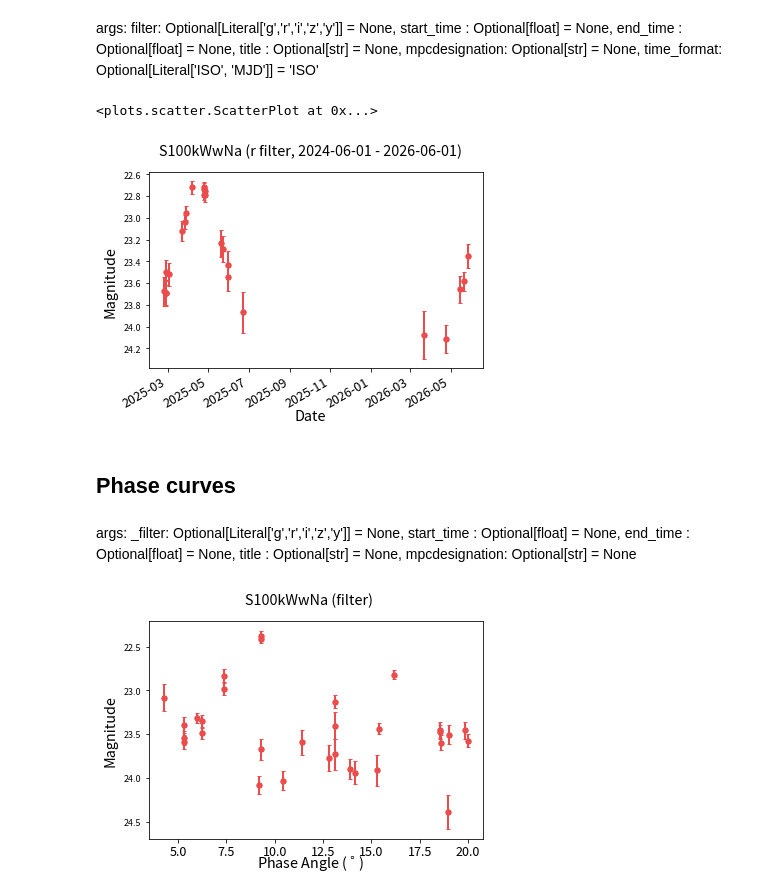
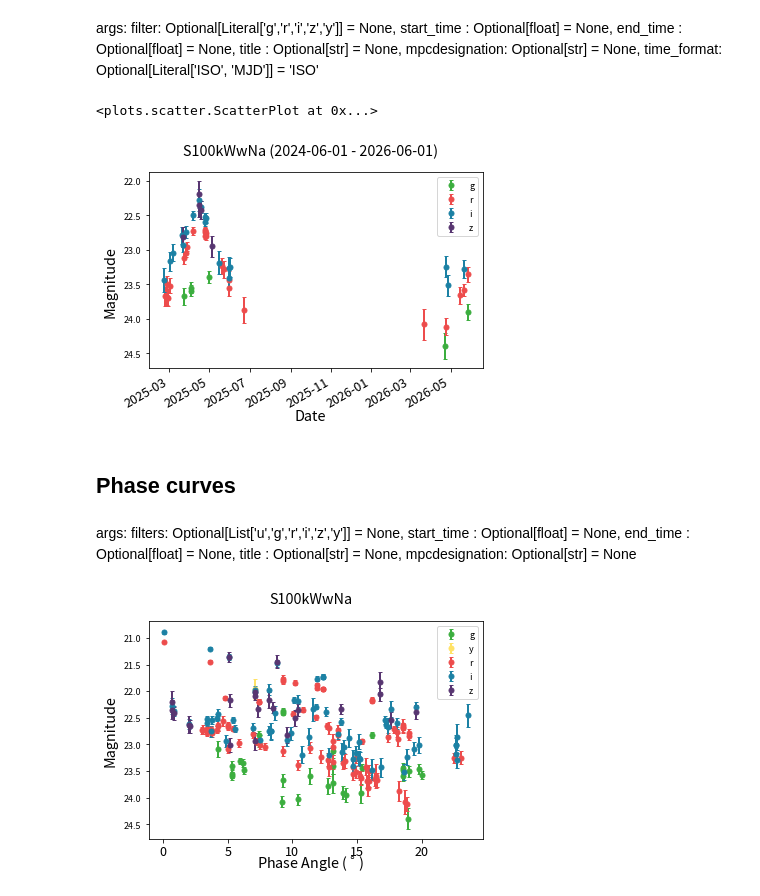
Before and after one commit to QUB-Planet-Lab/LSST_Solar_System_Plotting_Tools, a Jupyter notebook: PlottingTools/Tutorial/examples.ipynb, the cells around one changed output. Cells and saved outputs as stored; diff of their text form; code cells hidden in the pictures.

Commit message:
Update examples notebook to include light and phase curves with filter optionality

```diff
--- a/PlottingTools/Tutorial/examples.ipynb
+++ b/PlottingTools/Tutorial/examples.ipynb
@@ -274,26 +275,26 @@ filter: Optional[Literal['g','r','i','z','y']] = None,
 light_curve(mpcdesignation = "S100kWwNa",
             start_time = "2024-06-01",
             end_time = "2026-06-01",
-            _filter="r",
-            title = f"S100kWwNa (r filter, 2024-06-01 - 2026-06-01)",
+            filters = ['g','r','i','z','y'],
+            title = f"S100kWwNa (2024-06-01 - 2026-06-01)",
            )
 # %% [output]
 <plots.scatter.ScatterPlot at 0x...>
-[figure, old version]
+[figure, new version]
 # %% [markdown]
 ## Phase curves
 # %%
 from phase_curve import phase_curve
 # %% [markdown]
 args:
-_filter: Optional[Literal['g','r','i','z','y']] = None,
+filters: Optional[List['u','g','r','i','z','y']] = None,
                 start_time : Optional[float] = None, end_time : Optional[float] = None,
                 title : Optional[str] = None,
                 mpcdesignation: Optional[str] = None
 # %%
 pc = phase_curve(mpcdesignation = "S100kWwNa",
-            _filter = "g",
-            title = f"S100kWwNa (g filter) \n",
+            filters = ["g","r", "i","z", "y", "u"],
+            title = f"S100kWwNa\n",
            )
 # %% [output]
-[figure, old version]
+[figure, new version]
```
Also changed, not shown: parts of 6 cells of this notebook.
